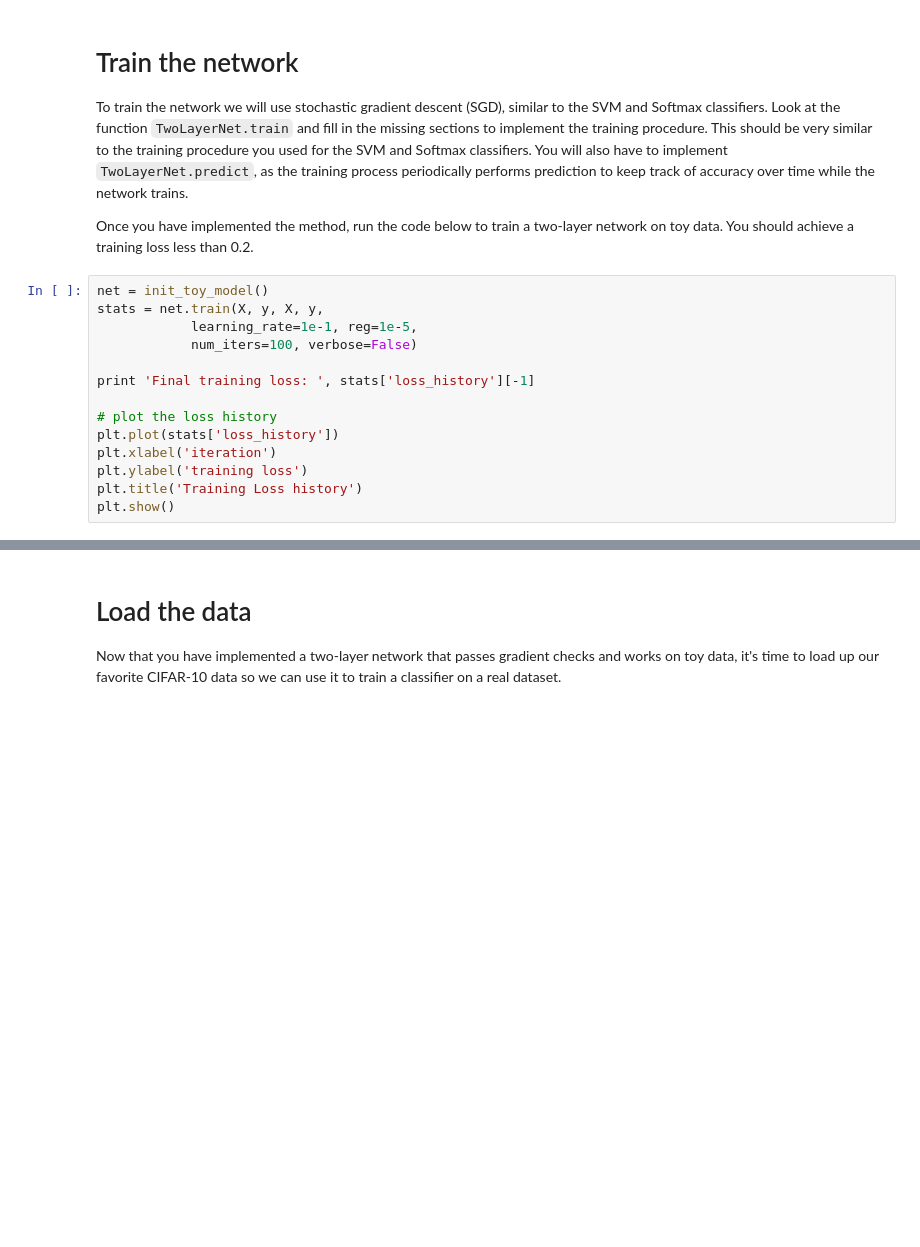
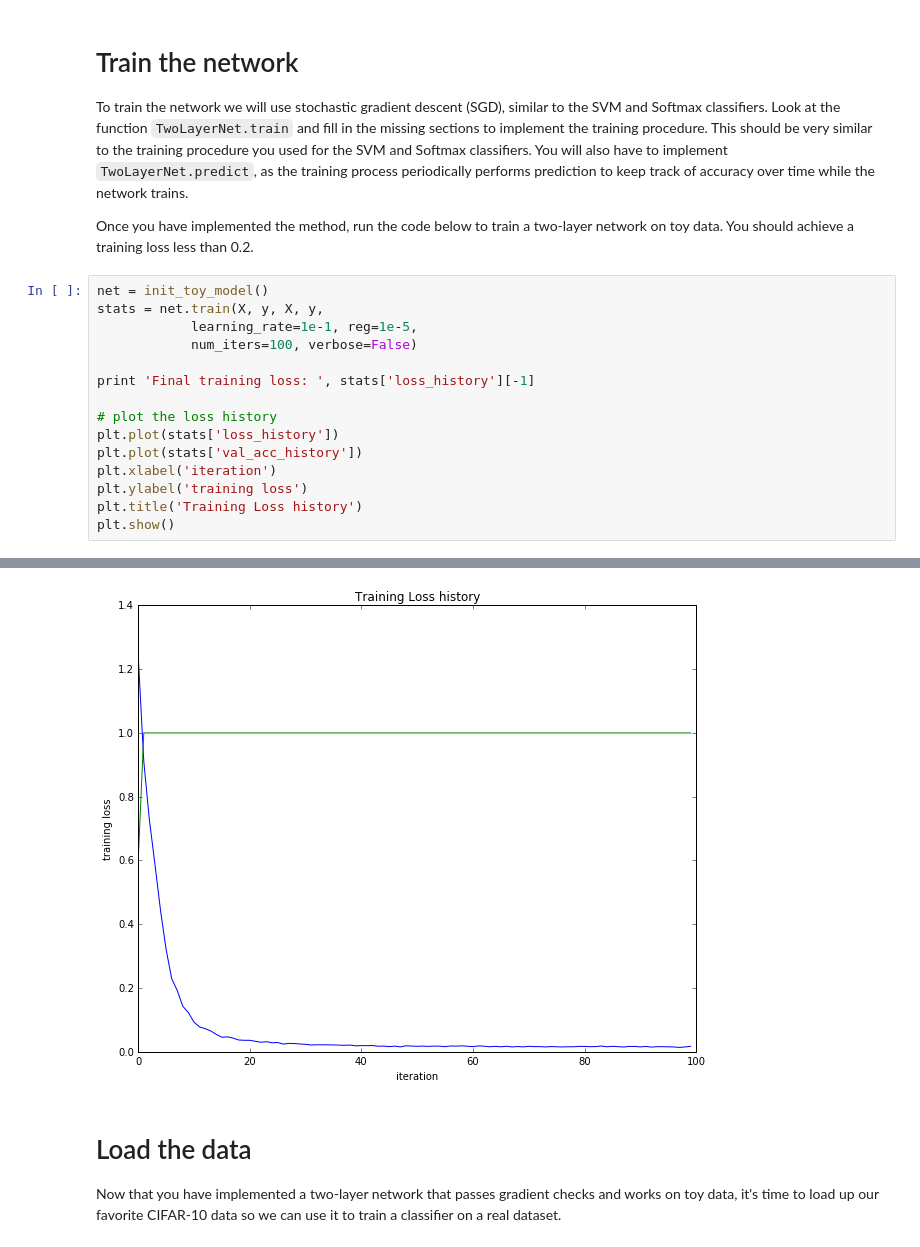
Before and after one commit to xavi1989/cs231n, a Jupyter notebook: assignment1/two_layer_net.ipynb, the cells around one changed output, grey strips where cells are left out. Saved outputs shown, nothing was run; the diff lists cells and outputs as text; blank space fills up the shorter version.

```diff
--- a/assignment1/two_layer_net.ipynb
+++ b/assignment1/two_layer_net.ipynb
@@ -139,7 +144,9 @@ print 'Final training loss: ', stats['loss_history'][-1]
 
 # plot the loss history
 plt.plot(stats['loss_history'])
+plt.plot(stats['val_acc_history'])
 plt.xlabel('iteration')
 plt.ylabel('training loss')
 plt.title('Training Loss history')
 plt.show()
+# %% [output]
@@ -146,3 +154,4 @@ plt.show()
+[figure, added]
 # %% [markdown]
 # Load the data
 Now that you have implemented a two-layer network that passes gradient checks and works on toy data, it's time to load up our favorite CIFAR-10 data so we can use it to train a classifier on a real dataset.
```
Also changed, not shown: parts of 7 cells of this notebook, 1 other file.
